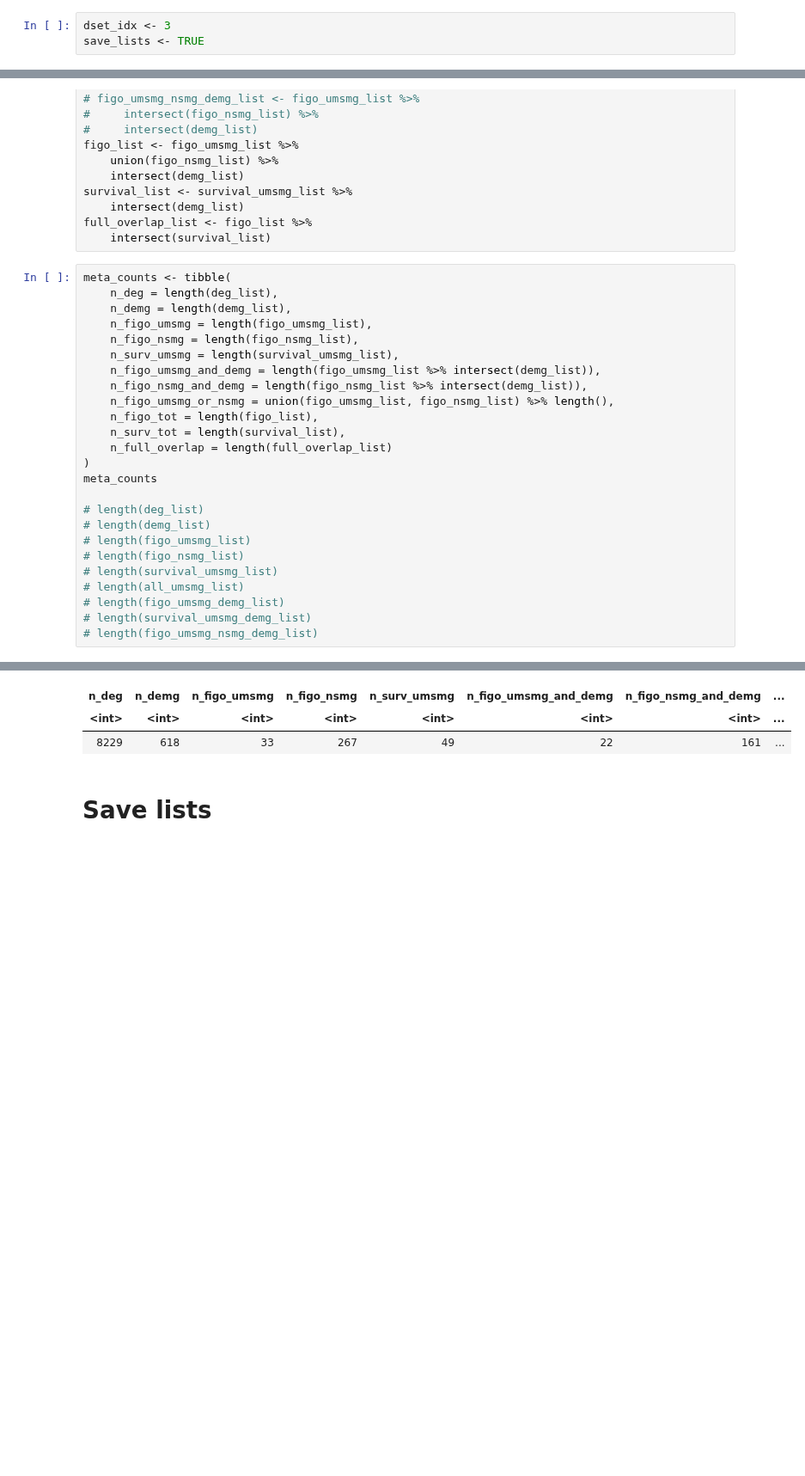
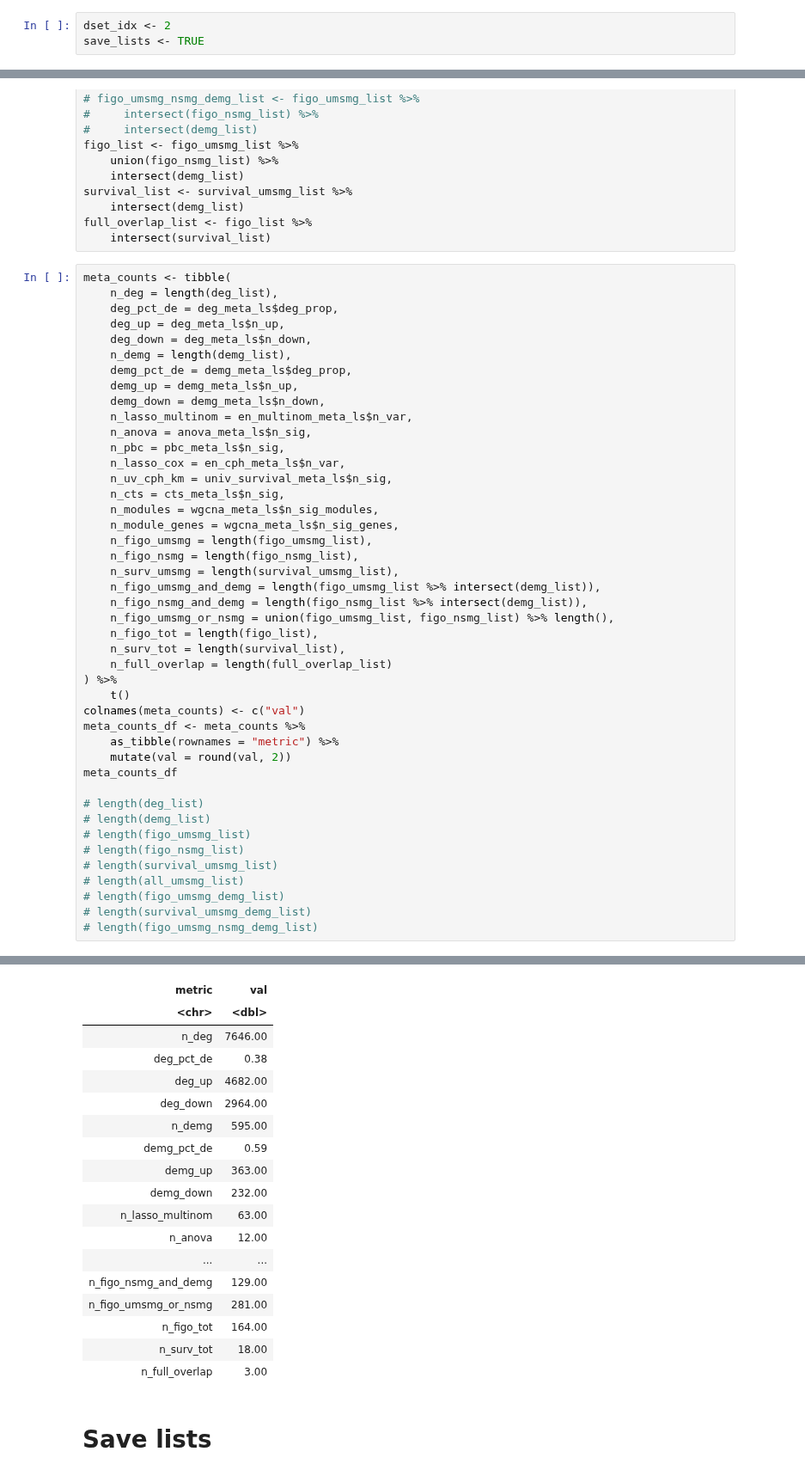
Before and after one commit to fogg-lab/characterizing-ecm-transcriptome-of-endometriosis, a Jupyter notebook: meta_analysis/gene_lists_and_meta.ipynb, the cells around one changed output, grey strips where cells are left out. Shown at 86% size. Saved outputs shown, nothing was run; the diff lists cells and outputs as text; blank space fills up the shorter version.

Commit message:
Retooled meta analysis write-out and fixed WGCNA cor/pvalue write-out issue.

```diff
--- a/meta_analysis/gene_lists_and_meta.ipynb
+++ b/meta_analysis/gene_lists_and_meta.ipynb
@@ -20,7 +20,7 @@ projects <- c("TCGA-CESC", "TCGA-UCS", "TCGA-UCEC", "TCGA-OV")
 unified_dsets <- c("unified_cervical_data", "unified_uterine_data", "unified_uterine_endometrial_data")
 matrisome_list <- paste0(dirs$data_dir, "/matrisome/matrisome_hs_masterlist.tsv")
 # %%
-dset_idx <- 3
+dset_idx <- 2
 save_lists <- TRUE
 # %%
 p_thresh <- 0.05
@@ -282,7 +313,21 @@ full_overlap_list <- figo_list %>%
 # %%
 meta_counts <- tibble(
     n_deg = length(deg_list),
+    deg_pct_de = deg_meta_ls$deg_prop,
+    deg_up = deg_meta_ls$n_up,
+    deg_down = deg_meta_ls$n_down,
     n_demg = length(demg_list),
+    demg_pct_de = demg_meta_ls$deg_prop,
+    demg_up = demg_meta_ls$n_up,
+    demg_down = demg_meta_ls$n_down,
+    n_lasso_multinom = en_multinom_meta_ls$n_var,
+    n_anova = anova_meta_ls$n_sig,
+    n_pbc = pbc_meta_ls$n_sig,
+    n_lasso_cox = en_cph_meta_ls$n_var,
+    n_uv_cph_km = univ_survival_meta_ls$n_sig,
+    n_cts = cts_meta_ls$n_sig,
+    n_modules = wgcna_meta_ls$n_sig_modules,
+    n_module_genes = wgcna_meta_ls$n_sig_genes,
     n_figo_umsmg = length(figo_umsmg_list),
     n_figo_nsmg = length(figo_nsmg_list),
     n_surv_umsmg = length(survival_umsmg_list),
@@ -292,8 +337,13 @@ meta_counts <- tibble(
     n_figo_tot = length(figo_list),
     n_surv_tot = length(survival_list),
     n_full_overlap = length(full_overlap_list)
-)
-meta_counts
+) %>%
+    t()
+colnames(meta_counts) <- c("val")
+meta_counts_df <- meta_counts %>%
+    as_tibble(rownames = "metric") %>%
+    mutate(val = round(val, 2))
+meta_counts_df
 
 # length(deg_list)
 # length(demg_list)
@@ -309,6 +359,21 @@ A tibble: 1 × 11
-| n_deg | n_demg | n_figo_umsmg | n_figo_nsmg | n_surv_umsmg | n_figo_umsmg_and_demg | n_figo_nsmg_and_demg | ... |
-| <int> | <int> | <int> | <int> | <int> | <int> | <int> | ... |
-| 8229 | 618 | 33 | 267 | 49 | 22 | 161 | ... |
+| metric | val |
+| <chr> | <dbl> |
+| n_deg | 7646.00 |
+| deg_pct_de | 0.38 |
+| deg_up | 4682.00 |
+| deg_down | 2964.00 |
+| n_demg | 595.00 |
+| demg_pct_de | 0.59 |
+| demg_up | 363.00 |
+| demg_down | 232.00 |
+| n_lasso_multinom | 63.00 |
+| n_anova | 12.00 |
+| ... | ... |
+| n_figo_nsmg_and_demg | 129.00 |
+| n_figo_umsmg_or_nsmg | 281.00 |
+| n_figo_tot | 164.00 |
+| n_surv_tot | 18.00 |
+| n_full_overlap | 3.00 |
 # %% [markdown]
 # Save lists
 # %%
```
Also changed, not shown: parts of 20 cells of this notebook, 2 other files.
